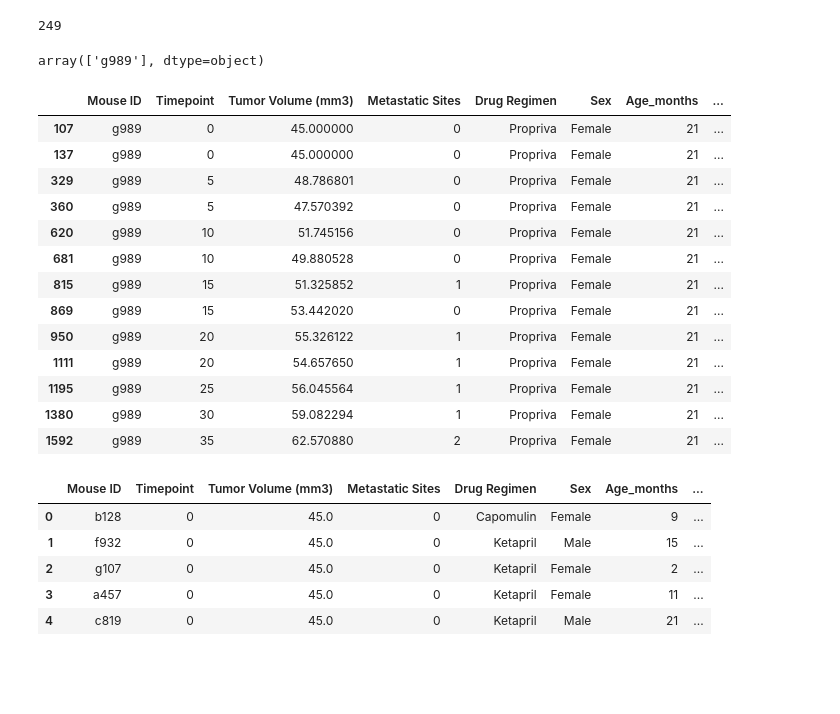
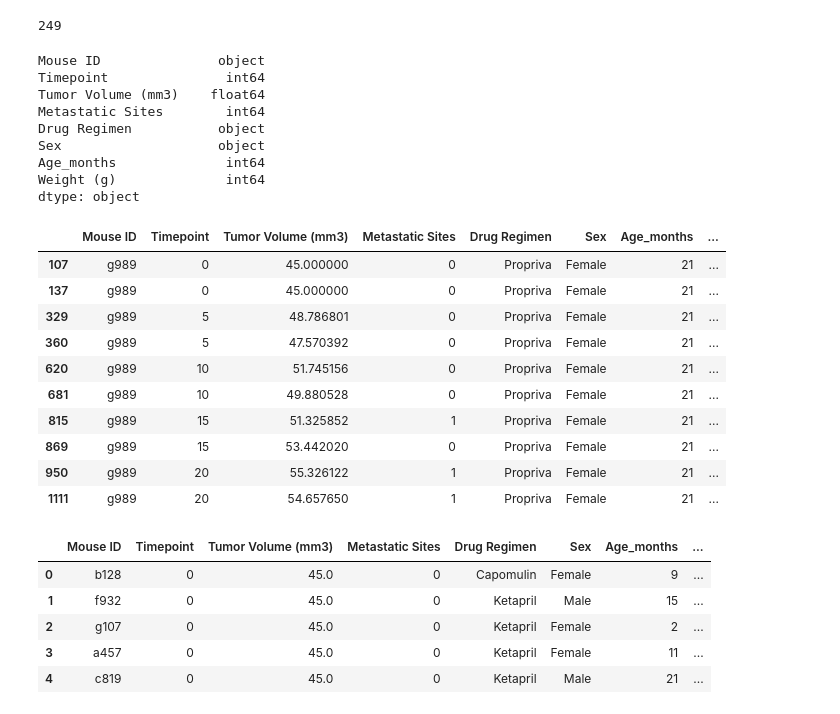
Before and after one commit to Kwessler93/Matplotlib-Challenge, a Jupyter notebook: pymaceuticals_starter.ipynb, the cells around one changed output. Cells and saved outputs as stored; diff of their text form; code cells hidden in the pictures; blank space fills up the shorter version.

```diff
--- a/pymaceuticals_starter.ipynb
+++ b/pymaceuticals_starter.ipynb
@@ -40,24 +40,32 @@ mice_count
 # %%
 # Our data should be uniquely identified by Mouse ID and Timepoint
 # Get the duplicate mice by ID number that shows up for Mouse ID and Timepoint.
+duplicate_mice = study_results_complete[study_results_complete.duplicated(["Mouse ID","Timepoint"], keep=False)]
+duplicate_mice.dtypes
 # %% [output]
-array(['g989'], dtype=object)
+Mouse ID               object
+Timepoint               int64
+Tumor Volume (mm3)    float64
+Metastatic Sites        int64
+Drug Regimen           object
+Sex                    object
+Age_months              int64
+Weight (g)              int64
+dtype: object
 # %%
 # Optional: Get all the data for the duplicate mouse ID.
+duplicate_mice
 # %% [output]
 |  | Mouse ID | Timepoint | Tumor Volume (mm3) | Metastatic Sites | Drug Regimen | Sex | Age_months | ... |
 | 107 | g989 | 0 | 45.000000 | 0 | Propriva | Female | 21 | ... |
 | 137 | g989 | 0 | 45.000000 | 0 | Propriva | Female | 21 | ... |
 | 329 | g989 | 5 | 48.786801 | 0 | Propriva | Female | 21 | ... |
 | 360 | g989 | 5 | 47.570392 | 0 | Propriva | Female | 21 | ... |
 | 620 | g989 | 10 | 51.745156 | 0 | Propriva | Female | 21 | ... |
 | 681 | g989 | 10 | 49.880528 | 0 | Propriva | Female | 21 | ... |
 | 815 | g989 | 15 | 51.325852 | 1 | Propriva | Female | 21 | ... |
 | 869 | g989 | 15 | 53.442020 | 0 | Propriva | Female | 21 | ... |
 | 950 | g989 | 20 | 55.326122 | 1 | Propriva | Female | 21 | ... |
 | 1111 | g989 | 20 | 54.657650 | 1 | Propriva | Female | 21 | ... |
-| 1195 | g989 | 25 | 56.045564 | 1 | Propriva | Female | 21 | ... |
-| 1380 | g989 | 30 | 59.082294 | 1 | Propriva | Female | 21 | ... |
-| 1592 | g989 | 35 | 62.570880 | 2 | Propriva | Female | 21 | ... |
 # %%
 # Create a clean DataFrame by dropping the duplicate mouse by its ID.
```
Also changed, not shown: parts of 3 cells of this notebook.
